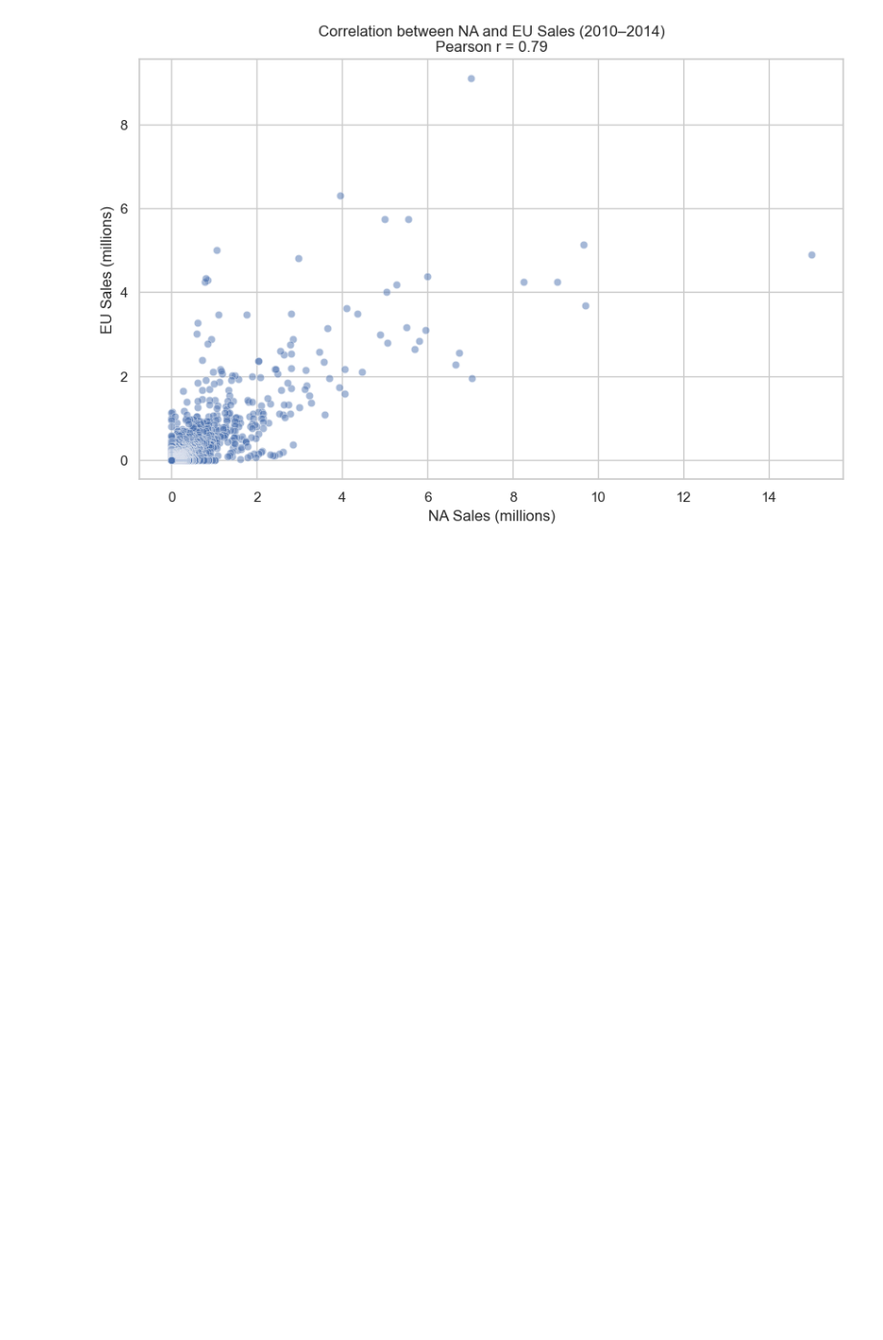
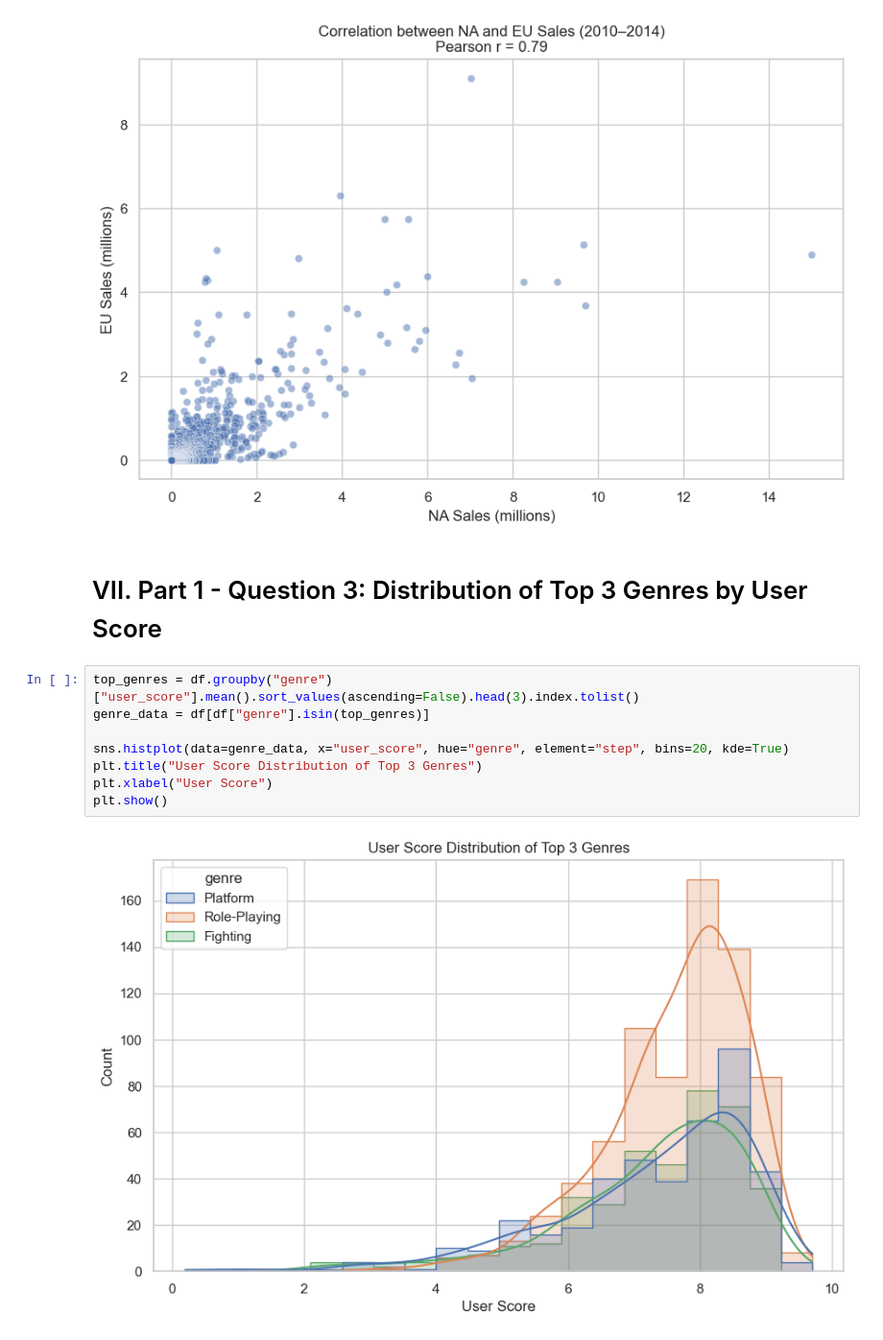
Before and after one commit to Maria8989/Data-Visualisations, a Jupyter notebook: Maria G Garcia Macedo_DPrepHDip_CA1.ipynb, the cells around one changed output. Shown at 96% size. Saved outputs shown, nothing was run; the diff lists cells and outputs as text; blank space fills up the shorter version.

```diff
--- a/Maria G Garcia Macedo_DPrepHDip_CA1.ipynb
+++ b/Maria G Garcia Macedo_DPrepHDip_CA1.ipynb
@@ -283,3 +283,15 @@ plt.ylabel("EU Sales (millions)")
 plt.show()
 # %% [output]
 [figure]
+# %% [markdown]
+# VII. Part 1 - Question 3: Distribution of Top 3 Genres by User Score
+# %%
+top_genres = df.groupby("genre")["user_score"].mean().sort_values(ascending=False).head(3).index.tolist()
+genre_data = df[df["genre"].isin(top_genres)]
+
+sns.histplot(data=genre_data, x="user_score", hue="genre", element="step", bins=20, kde=True)
+plt.title("User Score Distribution of Top 3 Genres")
+plt.xlabel("User Score")
+plt.show()
+# %% [output]
+[figure, added]
```
Also changed, not shown: parts of 4 cells of this notebook.
